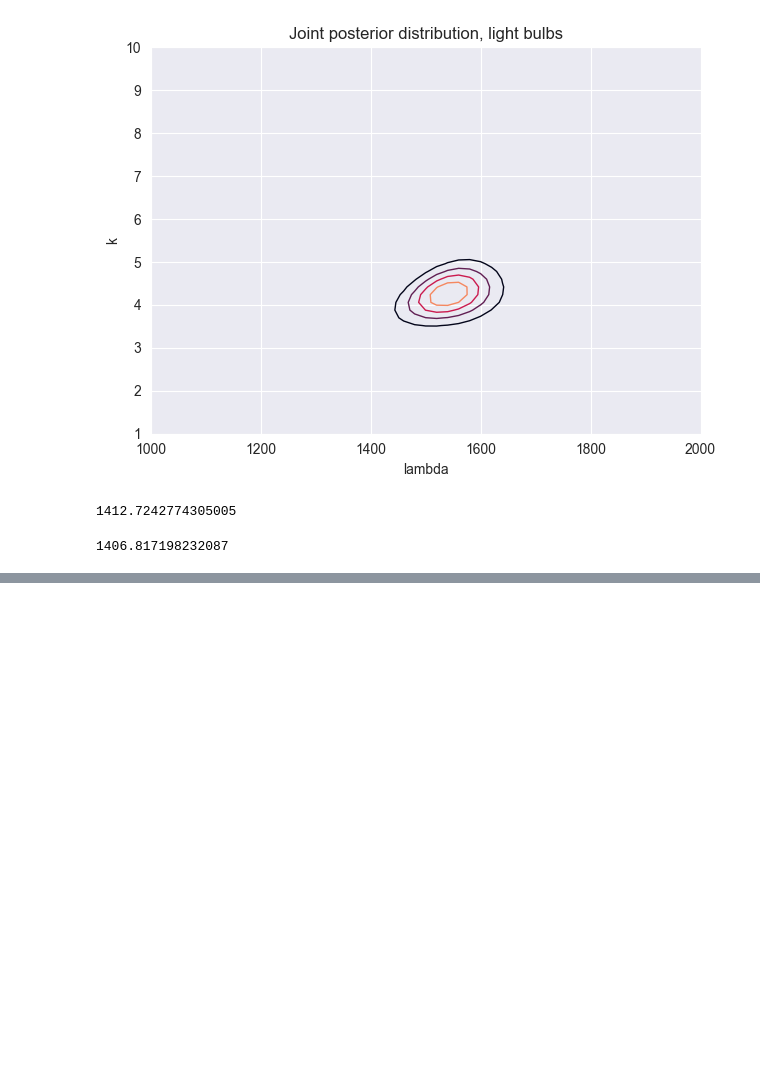
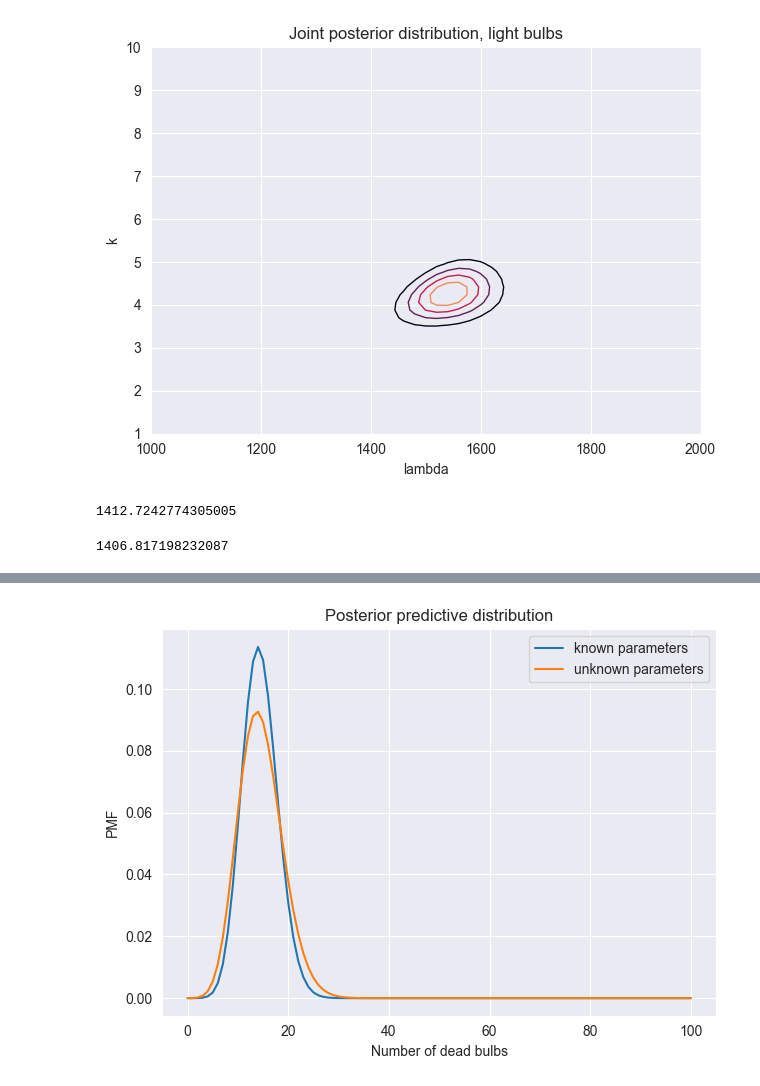
Before and after one commit to Xupeiyi/think-bayes, a Jupyter notebook: chapter14.ipynb, the cells around one changed output, grey strips where cells are left out. Saved outputs shown, nothing was run; the diff lists cells and outputs as text; code cells hidden in the pictures; blank space fills up the shorter version.

```diff
--- a/chapter14.ipynb
+++ b/chapter14.ipynb
@@ -341,0 +365,3 @@ joint_weibull_mean(posterior_bulb2)
+# %%
+posterior_series = posterior_bulb.stack()
+posterior_series.head()
@@ -341,0 +376,18 @@ joint_weibull_mean(posterior_bulb2)
+# %%
+pmf_seq = []
+for (k, lamda_) in posterior_series.index:
+    prob_dead = weibull_dist(lambda_, k).cdf(t)
+    pmf = make_binomial(n, prob_dead)
+    pmf_seq.append(pmf)
+
+post_pred = make_mixture(posterior_series, pmf_seq)
+
+dist_num_dead.plot(label='known parameters')
+post_pred.plot(label='unknown parameters')
+decorate(
+    xlabel='Number of dead bulbs',
+    ylabel='PMF',
+    title='Posterior predictive distribution'
+)
+# %% [output]
+[figure, added]
```
Also changed, not shown: parts of 4 cells of this notebook.
